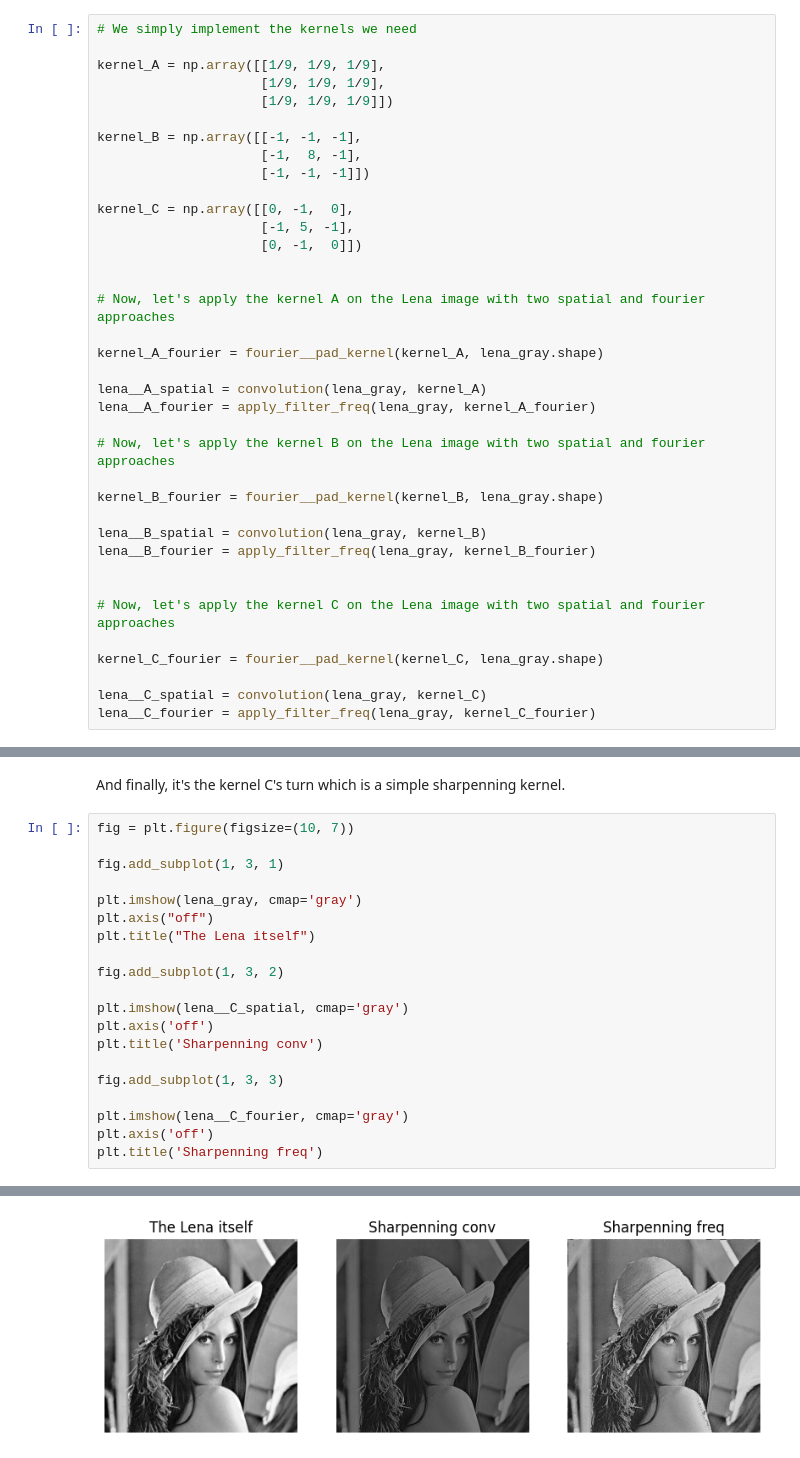
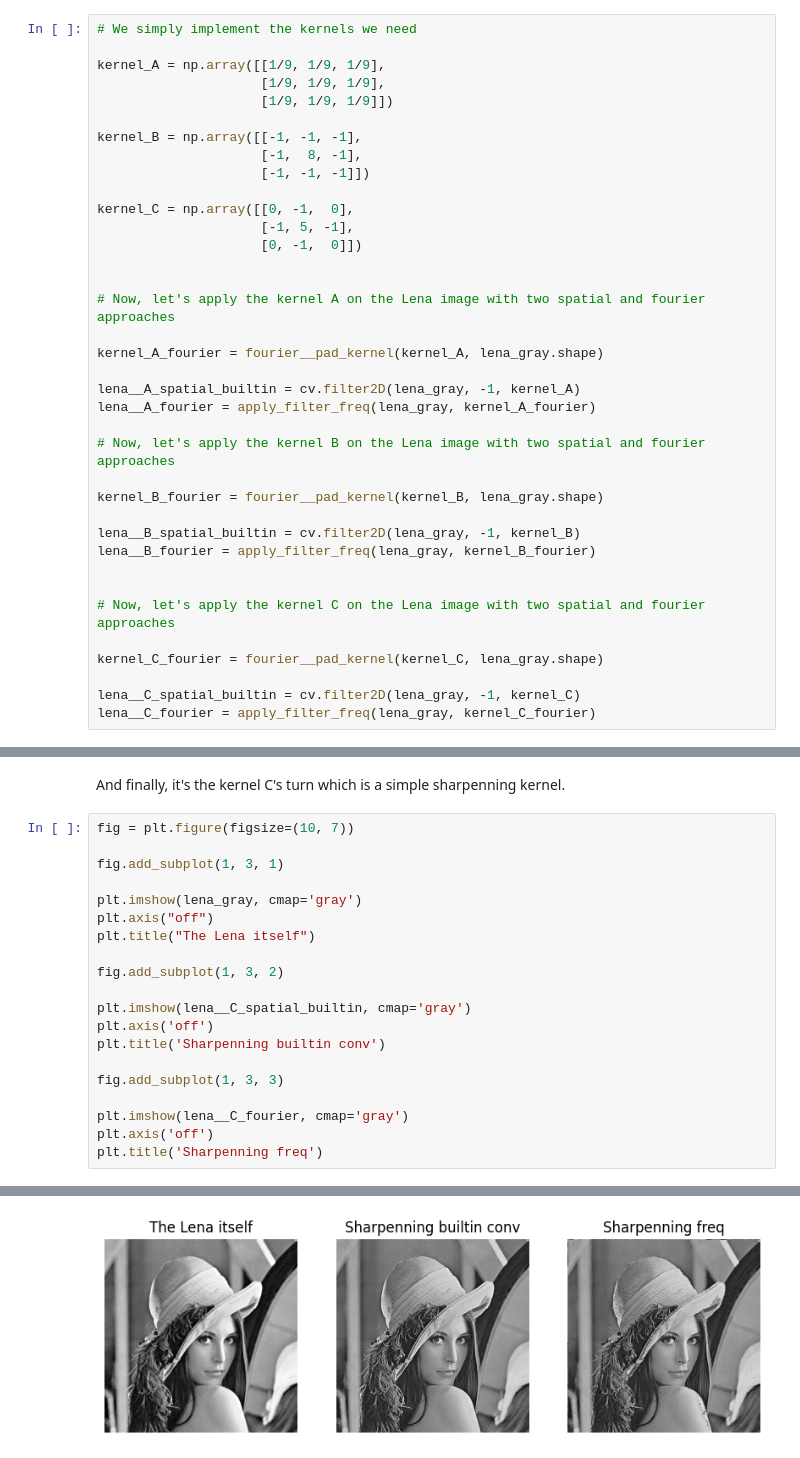
Before and after one commit to majiddrn/ComputerVisionCourse, a Jupyter notebook: HW1 - Image Processing/HW1-9822762040.ipynb, the cells around one changed output, grey strips where cells are left out. Drawn from its saved outputs; the diff is of its cells as text.

```diff
--- a/HW1 - Image Processing/HW1-9822762040.ipynb
+++ b/HW1 - Image Processing/HW1-9822762040.ipynb
@@ -483,14 +481,14 @@ kernel_C = np.array([[0, -1,  0],
 
 kernel_A_fourier = fourier__pad_kernel(kernel_A, lena_gray.shape)
 
-lena__A_spatial = convolution(lena_gray, kernel_A)
+lena__A_spatial_builtin = cv.filter2D(lena_gray, -1, kernel_A)
 lena__A_fourier = apply_filter_freq(lena_gray, kernel_A_fourier)
 
 # Now, let's apply the kernel B on the Lena image with two spatial and fourier approaches
 
 kernel_B_fourier = fourier__pad_kernel(kernel_B, lena_gray.shape)
 
-lena__B_spatial = convolution(lena_gray, kernel_B)
+lena__B_spatial_builtin = cv.filter2D(lena_gray, -1, kernel_B)
 lena__B_fourier = apply_filter_freq(lena_gray, kernel_B_fourier)
 
 
@@ -498,7 +496,7 @@ lena__B_fourier = apply_filter_freq(lena_gray, kernel_B_fourier)
 
 kernel_C_fourier = fourier__pad_kernel(kernel_C, lena_gray.shape)
 
-lena__C_spatial = convolution(lena_gray, kernel_C)
+lena__C_spatial_builtin = cv.filter2D(lena_gray, -1, kernel_C)
 lena__C_fourier = apply_filter_freq(lena_gray, kernel_C_fourier)
 # %% [markdown]
 Now, let's plot the result of applying kernel A on the image in both spatial and frequency domain.
@@ -555,23 +553,23 @@ And finally, it's the kernel C's turn which is a simple sharpenning kernel.
 # %%
 fig = plt.figure(figsize=(10, 7))
 
 fig.add_subplot(1, 3, 1)
 
 plt.imshow(lena_gray, cmap='gray')
 plt.axis("off")
 plt.title("The Lena itself")
 
 fig.add_subplot(1, 3, 2)
 
-plt.imshow(lena__C_spatial, cmap='gray')
+plt.imshow(lena__C_spatial_builtin, cmap='gray')
 plt.axis('off')
-plt.title('Sharpenning conv')
+plt.title('Sharpenning builtin conv')
 
 fig.add_subplot(1, 3, 3)
 
 plt.imshow(lena__C_fourier, cmap='gray')
 plt.axis('off')
 plt.title('Sharpenning freq')
 # %% [output]
 Text(0.5, 1.0, 'Sharpenning freq')
-[figure, old version]
+[figure, new version]
```
Also changed, not shown: parts of 8 cells of this notebook.
